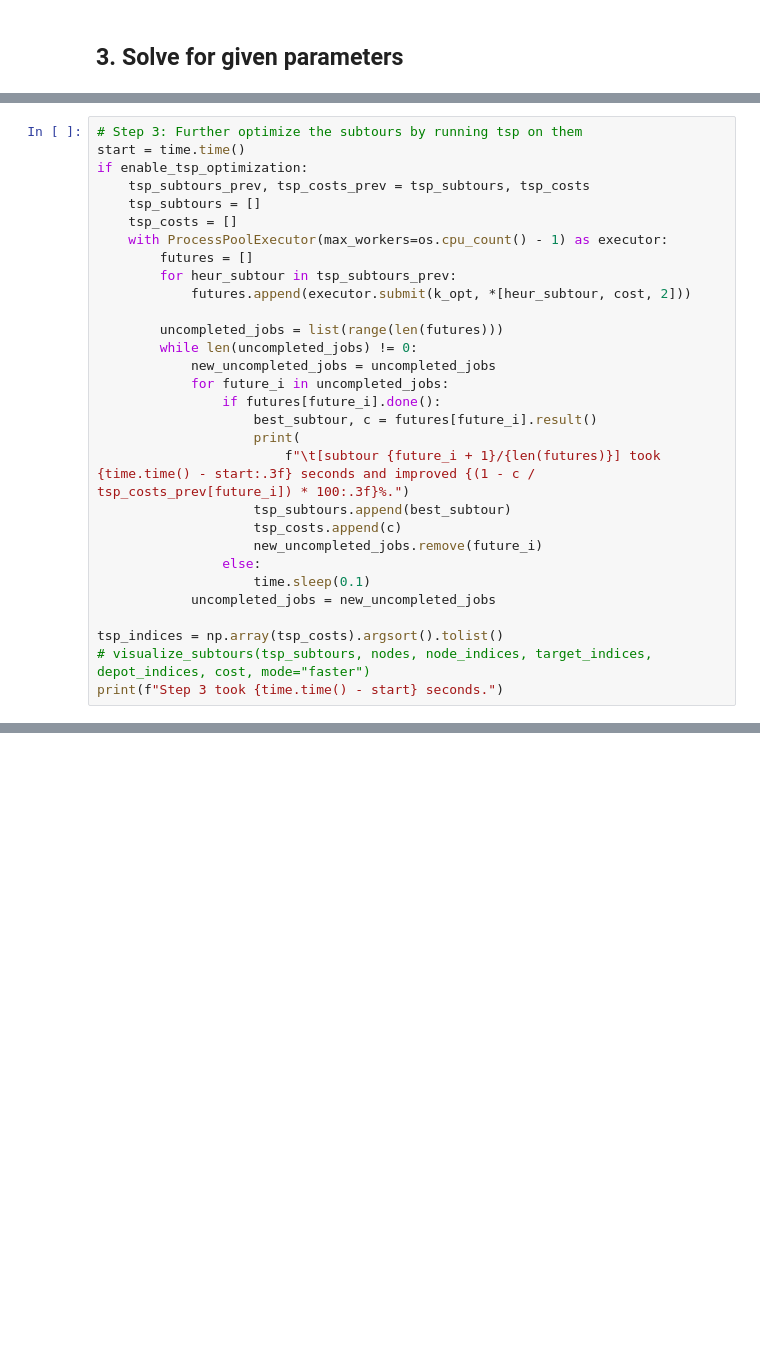
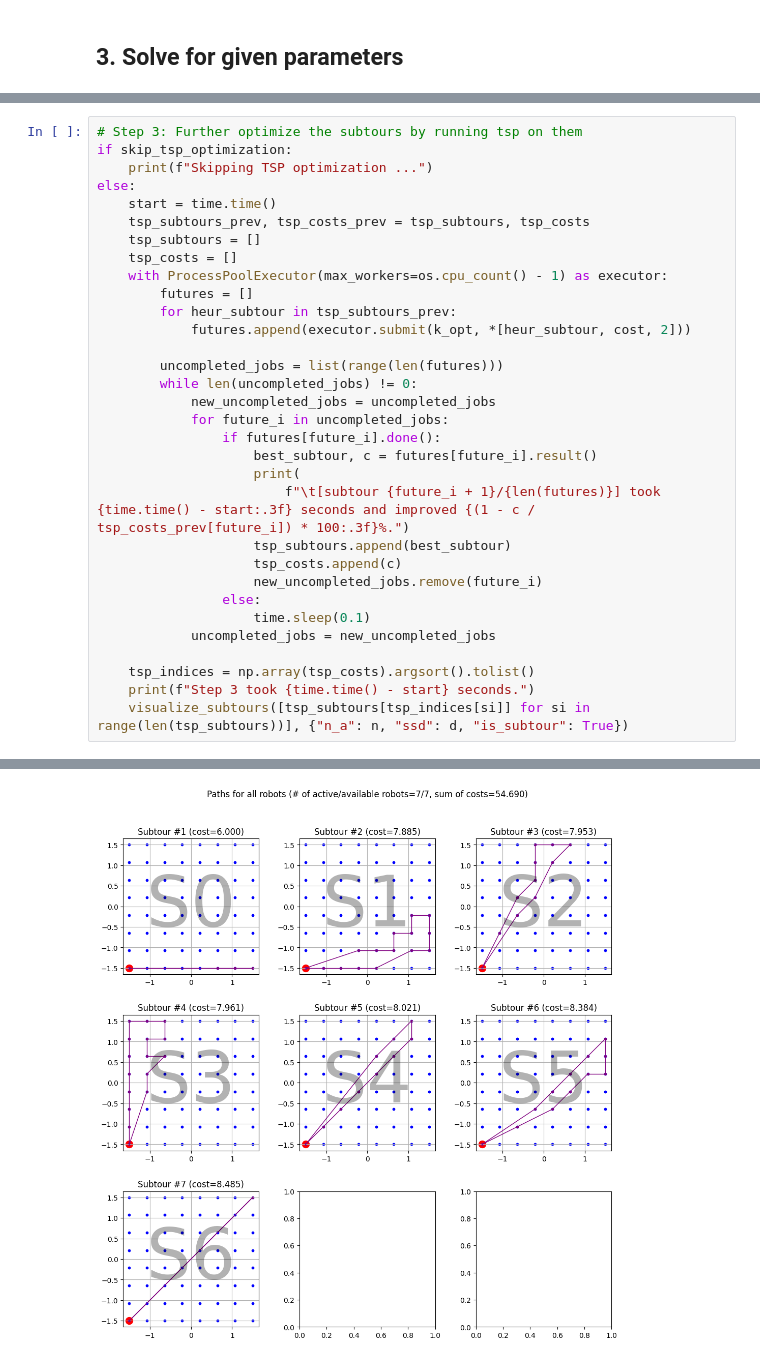
Before and after one commit to nestlab-bae-mqp-2024/mrpcp-solvers, a Jupyter notebook: src/heuristic_attempts/yasars_heuristic_attempts/yasars_heuristic_attempt.ipynb, the cells around one changed output, grey strips where cells are left out. Drawn from its saved outputs; the diff is of its cells as text; blank space fills up the shorter version.

```diff
--- a/src/heuristic_attempts/yasars_heuristic_attempts/yasars_heuristic_attempt.ipynb
+++ b/src/heuristic_attempts/yasars_heuristic_attempts/yasars_heuristic_attempt.ipynb
@@ -223,7 +217,9 @@ print(f"Step 2 took {time.time() - start} seconds.")
 # %%
 # Step 3: Further optimize the subtours by running tsp on them
-start = time.time()
-if enable_tsp_optimization:
+if skip_tsp_optimization:
+    print(f"Skipping TSP optimization ...")
+else:
+    start = time.time()
     tsp_subtours_prev, tsp_costs_prev = tsp_subtours, tsp_costs
     tsp_subtours = []
     tsp_costs = []
@@ -247,6 +243,7 @@ if enable_tsp_optimization:
                     time.sleep(0.1)
             uncompleted_jobs = new_uncompleted_jobs
 
-tsp_indices = np.array(tsp_costs).argsort().tolist()
-# visualize_subtours(tsp_subtours, nodes, node_indices, target_indices, depot_indices, cost, mode="faster")
-print(f"Step 3 took {time.time() - start} seconds.")
+    tsp_indices = np.array(tsp_costs).argsort().tolist()
+    print(f"Step 3 took {time.time() - start} seconds.")
+    visualize_subtours([tsp_subtours[tsp_indices[si]] for si in range(len(tsp_subtours))], {"n_a": n, "ssd": d, "is_subtour": True})
+# %% [output]
@@ -253,3 +259,4 @@ print(f"Step 3 took {time.time() - start} seconds.")
+[figure, added]
 # %%
 # Step 4: Ensure rp
 start = time.time()
```
Also changed, not shown: parts of 12 cells of this notebook.
